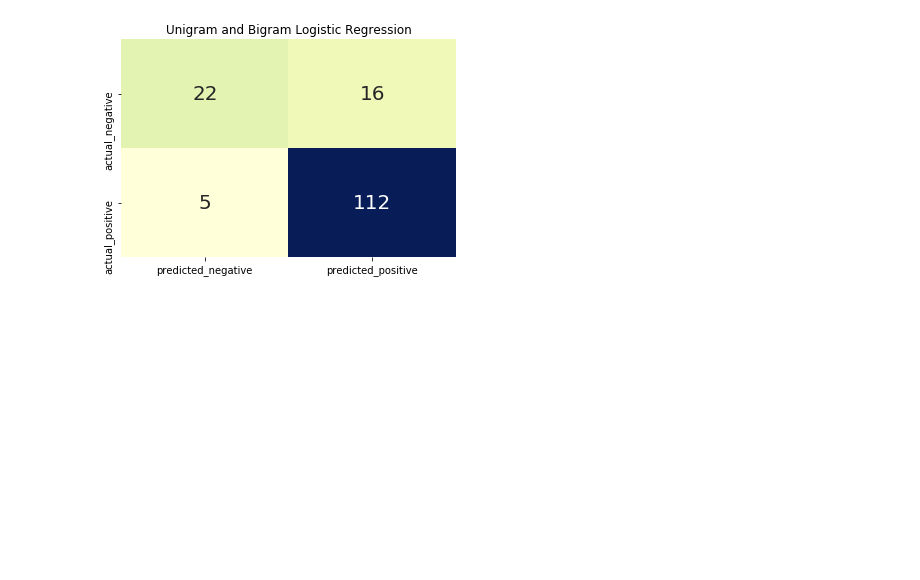
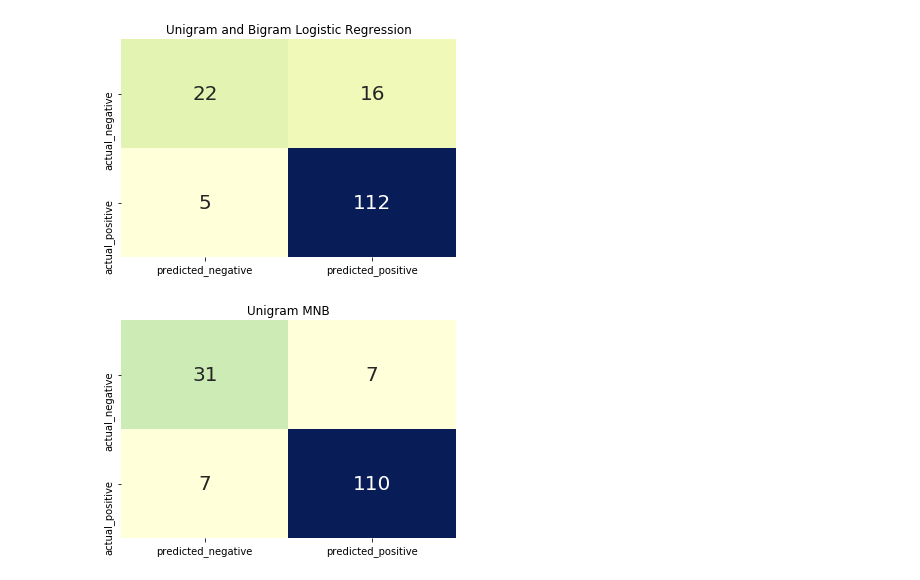
Before and after one commit to gerson93/Sentiment_analysis_of_reviews, a Jupyter notebook: sentiment_analysis.ipynb, the cells around one changed output. Drawn from its saved outputs; the diff is of its cells as text; code cells hidden in the pictures; blank space fills up the shorter version.

```diff
--- a/sentiment_analysis.ipynb
+++ b/sentiment_analysis.ipynb
@@ -101,12 +88,20 @@ X_train_tfidf, X_test_tfidf, y_train_tfidf, y_test_tfidf = train_test_split(dt_t
 from sklearn.linear_model import LogisticRegression
 
 LR = LogisticRegression()
-LR.fit(X_train_uni, y_train_uni)
+LR.fit(X_train_count, y_train_count)
 
-y_pred_uni_LR = LR.predict(X_test_uni)
+y_pred_count_LR = LR.predict(X_test_count)
 # %%
 LR = LogisticRegression()
 LR.fit(X_train_bi, y_train_bi)
 
 y_pred_bi_LR = LR.predict(X_test_bi)
+# %%
+from sklearn.naive_bayes import MultinomialNB
+
+MNB = MultinomialNB()
+
+MNB.fit(X_train_count, y_train_count)
+
+y_pred_count_MNB = MNB.predict(X_test_count)
 # %%
@@ -182,3 +180,9 @@ results = addResults(results, error.metrics(), 'bigram_LR')
 # %% [output]
 [figure]
+# %%
+error = error_metrics(y_test_count, y_pred_count_MNB)
+error.show_heatmap('Unigram MNB')
+results = addResults(results, error.metrics(), 'count_MNB')
+# %% [output]
+[figure, added]
 # %%
```
Also changed, not shown: parts of 19 cells of this notebook.
